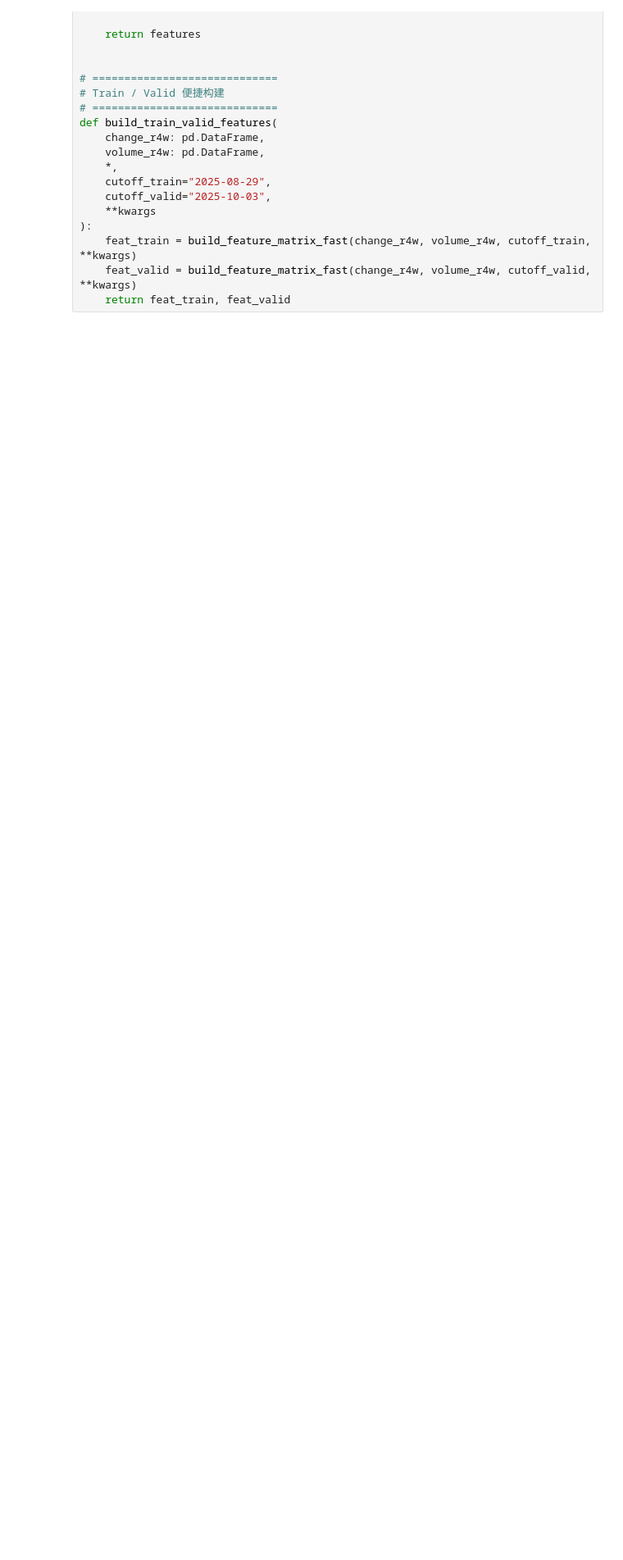
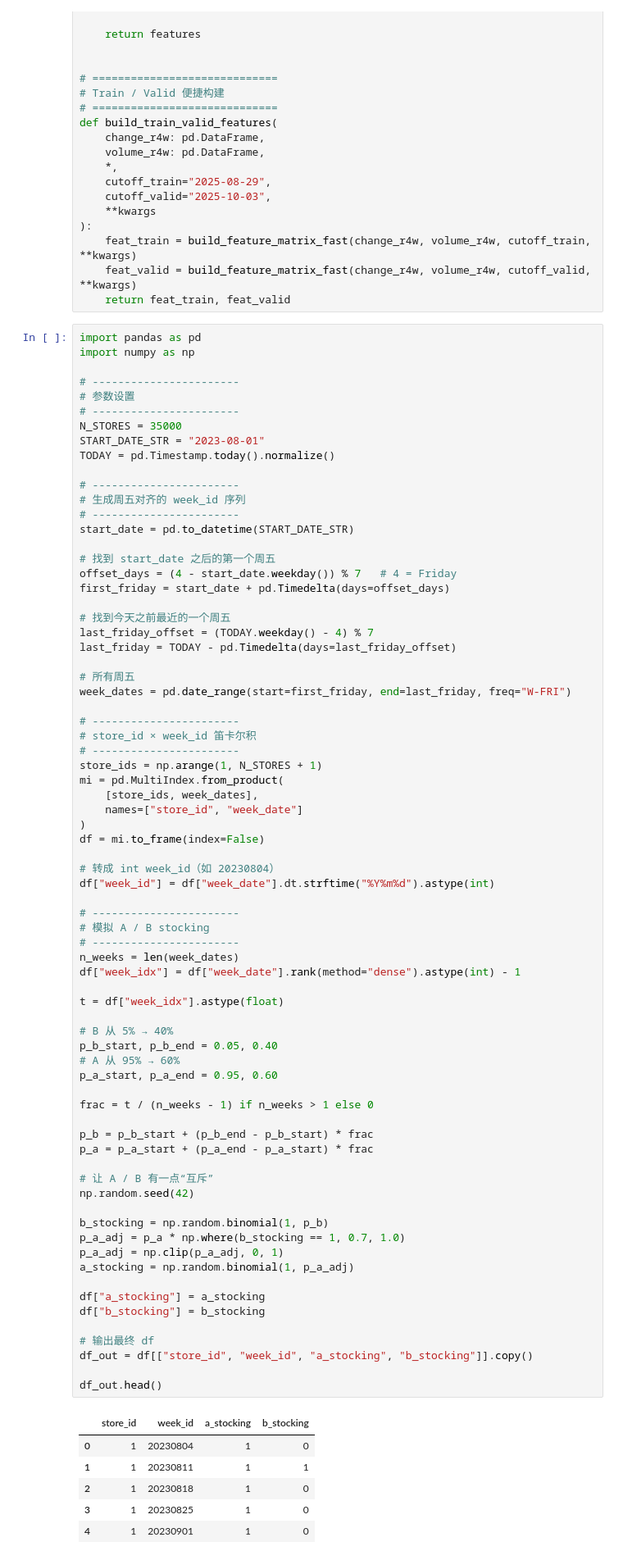
Before and after one commit to xvzeng/winebuz, a Jupyter notebook: scaleup.ipynb, the cells around one changed output. Shown at 82% size. Drawn from its saved outputs; the diff is of its cells as text; blank space fills up the shorter version.

```diff
--- a/scaleup.ipynb
+++ b/scaleup.ipynb
@@ -1425,3 +1425,83 @@ def build_train_valid_features(
     feat_train = build_feature_matrix_fast(change_r4w, volume_r4w, cutoff_train, **kwargs)
     feat_valid = build_feature_matrix_fast(change_r4w, volume_r4w, cutoff_valid, **kwargs)
     return feat_train, feat_valid
+# %%
+import pandas as pd
+import numpy as np
+
+# -----------------------
+# 参数设置
+# -----------------------
+N_STORES = 35000
+START_DATE_STR = "2023-08-01"
+TODAY = pd.Timestamp.today().normalize()
+
+# -----------------------
+# 生成周五对齐的 week_id 序列
+# -----------------------
+start_date = pd.to_datetime(START_DATE_STR)
+
+# 找到 start_date 之后的第一个周五
+offset_days = (4 - start_date.weekday()) % 7   # 4 = Friday
+first_friday = start_date + pd.Timedelta(days=offset_days)
+
+# 找到今天之前最近的一个周五
+last_friday_offset = (TODAY.weekday() - 4) % 7
+last_friday = TODAY - pd.Timedelta(days=last_friday_offset)
+
+# 所有周五
+week_dates = pd.date_range(start=first_friday, end=last_friday, freq="W-FRI")
+
+# -----------------------
+# store_id × week_id 笛卡尔积
+# -----------------------
+store_ids = np.arange(1, N_STORES + 1)
+mi = pd.MultiIndex.from_product(
+    [store_ids, week_dates],
+    names=["store_id", "week_date"]
+)
+df = mi.to_frame(index=False)
+
+# 转成 int week_id（如 20230804）
+df["week_id"] = df["week_date"].dt.strftime("%Y%m%d").astype(int)
+
+# -----------------------
+# 模拟 A / B stocking
+# -----------------------
+n_weeks = len(week_dates)
+df["week_idx"] = df["week_date"].rank(method="dense").astype(int) - 1
+
+t = df["week_idx"].astype(float)
+
+# B 从 5% → 40%
+p_b_start, p_b_end = 0.05, 0.40
+# A 从 95% → 60%
+p_a_start, p_a_end = 0.95, 0.60
+
+frac = t / (n_weeks - 1) if n_weeks > 1 else 0
+
+p_b = p_b_start + (p_b_end - p_b_start) * frac
+p_a = p_a_start + (p_a_end - p_a_start) * frac
+
+# 让 A / B 有一点“互斥”
+np.random.seed(42)
+
+b_stocking = np.random.binomial(1, p_b)
+p_a_adj = p_a * np.where(b_stocking == 1, 0.7, 1.0)
+p_a_adj = np.clip(p_a_adj, 0, 1)
+a_stocking = np.random.binomial(1, p_a_adj)
+
+df["a_stocking"] = a_stocking
+df["b_stocking"] = b_stocking
+
+# 输出最终 df
+df_out = df[["store_id", "week_id", "a_stocking", "b_stocking"]].copy()
+
+df_out.head()
+# %% [output]
+|  | store_id | week_id | a_stocking | b_stocking |
+| 0 | 1 | 20230804 | 1 | 0 |
+| 1 | 1 | 20230811 | 1 | 1 |
+| 2 | 1 | 20230818 | 1 | 0 |
+| 3 | 1 | 20230825 | 1 | 0 |
+| 4 | 1 | 20230901 | 1 | 0 |
```
Also changed, not shown: parts of 1 cell of this notebook.
